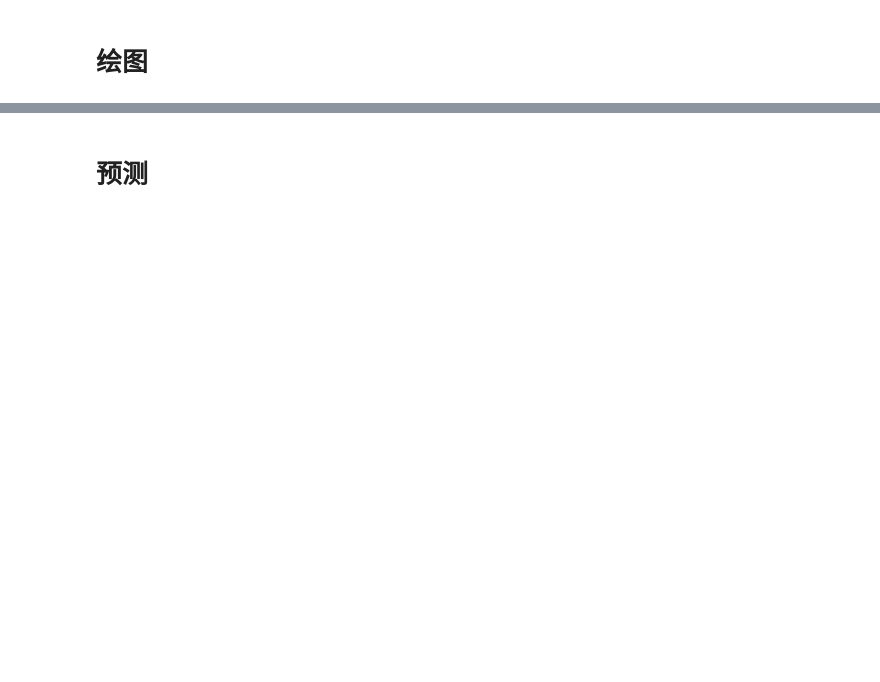
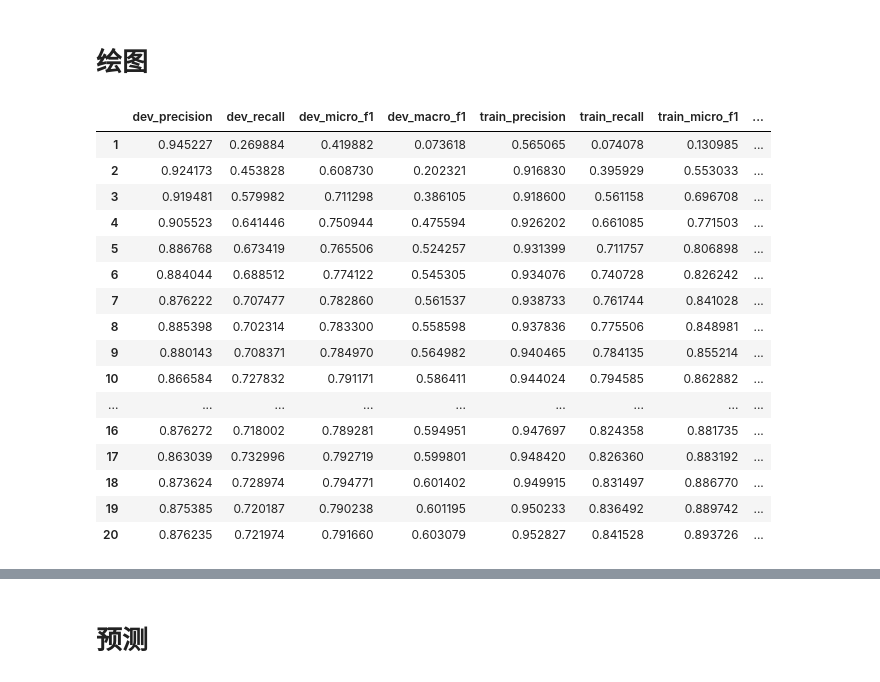
Before and after one commit to Light2077/Text-Classification, a Jupyter notebook: notebook/TextCNN/TextCNN运用.ipynb, the cells around one changed output, grey strips where cells are left out. Cells and saved outputs as stored; diff of their text form; code cells hidden in the pictures; blank space fills up the shorter version.

```diff
--- a/notebook/TextCNN/TextCNN运用.ipynb
+++ b/notebook/TextCNN/TextCNN运用.ipynb
@@ -160 +171,22 @@ history.index += 1
+# %%
+history.index += 1
+history
+# %% [output]
+|  | dev_precision | dev_recall | dev_micro_f1 | dev_macro_f1 | train_precision | train_recall | train_micro_f1 | ... |
+| 1 | 0.945227 | 0.269884 | 0.419882 | 0.073618 | 0.565065 | 0.074078 | 0.130985 | ... |
+| 2 | 0.924173 | 0.453828 | 0.608730 | 0.202321 | 0.916830 | 0.395929 | 0.553033 | ... |
+| 3 | 0.919481 | 0.579982 | 0.711298 | 0.386105 | 0.918600 | 0.561158 | 0.696708 | ... |
+| 4 | 0.905523 | 0.641446 | 0.750944 | 0.475594 | 0.926202 | 0.661085 | 0.771503 | ... |
+| 5 | 0.886768 | 0.673419 | 0.765506 | 0.524257 | 0.931399 | 0.711757 | 0.806898 | ... |
+| 6 | 0.884044 | 0.688512 | 0.774122 | 0.545305 | 0.934076 | 0.740728 | 0.826242 | ... |
+| 7 | 0.876222 | 0.707477 | 0.782860 | 0.561537 | 0.938733 | 0.761744 | 0.841028 | ... |
+| 8 | 0.885398 | 0.702314 | 0.783300 | 0.558598 | 0.937836 | 0.775506 | 0.848981 | ... |
+| 9 | 0.880143 | 0.708371 | 0.784970 | 0.564982 | 0.940465 | 0.784135 | 0.855214 | ... |
+| 10 | 0.866584 | 0.727832 | 0.791171 | 0.586411 | 0.944024 | 0.794585 | 0.862882 | ... |
+| ... | ... | ... | ... | ... | ... | ... | ... | ... |
+| 16 | 0.876272 | 0.718002 | 0.789281 | 0.594951 | 0.947697 | 0.824358 | 0.881735 | ... |
+| 17 | 0.863039 | 0.732996 | 0.792719 | 0.599801 | 0.948420 | 0.826360 | 0.883192 | ... |
+| 18 | 0.873624 | 0.728974 | 0.794771 | 0.601402 | 0.949915 | 0.831497 | 0.886770 | ... |
+| 19 | 0.875385 | 0.720187 | 0.790238 | 0.601195 | 0.950233 | 0.836492 | 0.889742 | ... |
+| 20 | 0.876235 | 0.721974 | 0.791660 | 0.603079 | 0.952827 | 0.841528 | 0.893726 | ... |
 # %%
```
Also changed, not shown: parts of 12 cells of this notebook, 41 other files.
